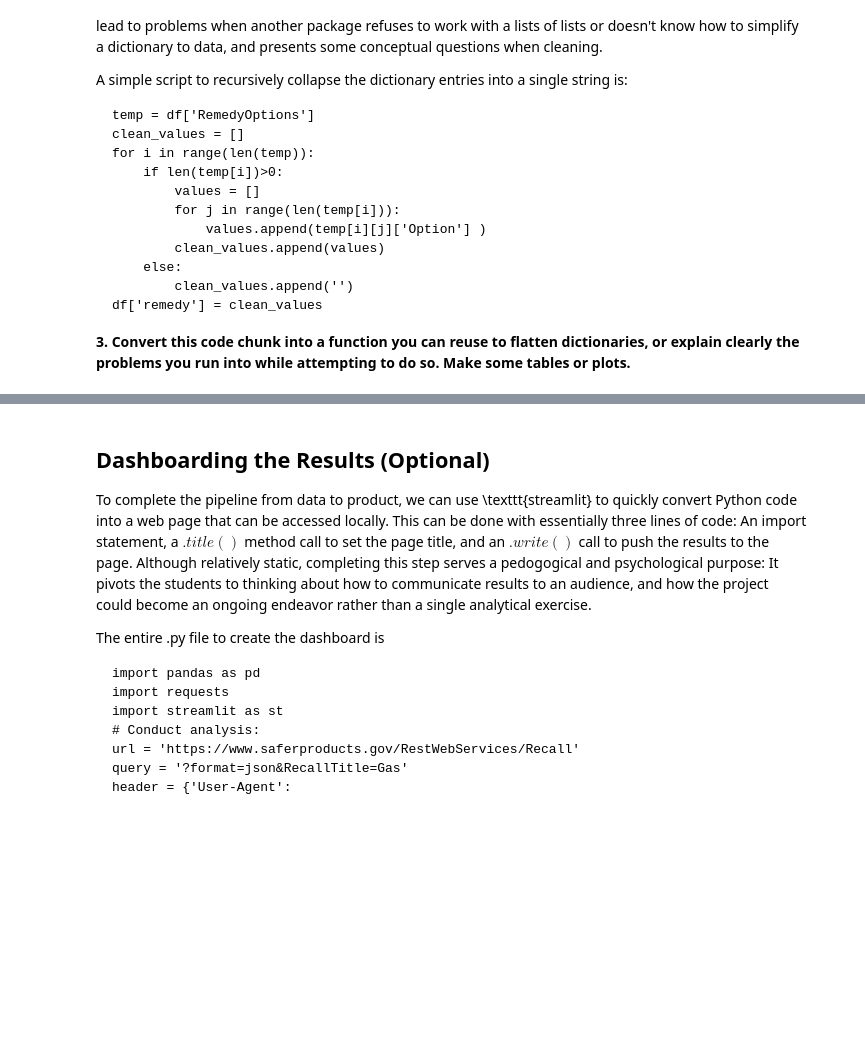
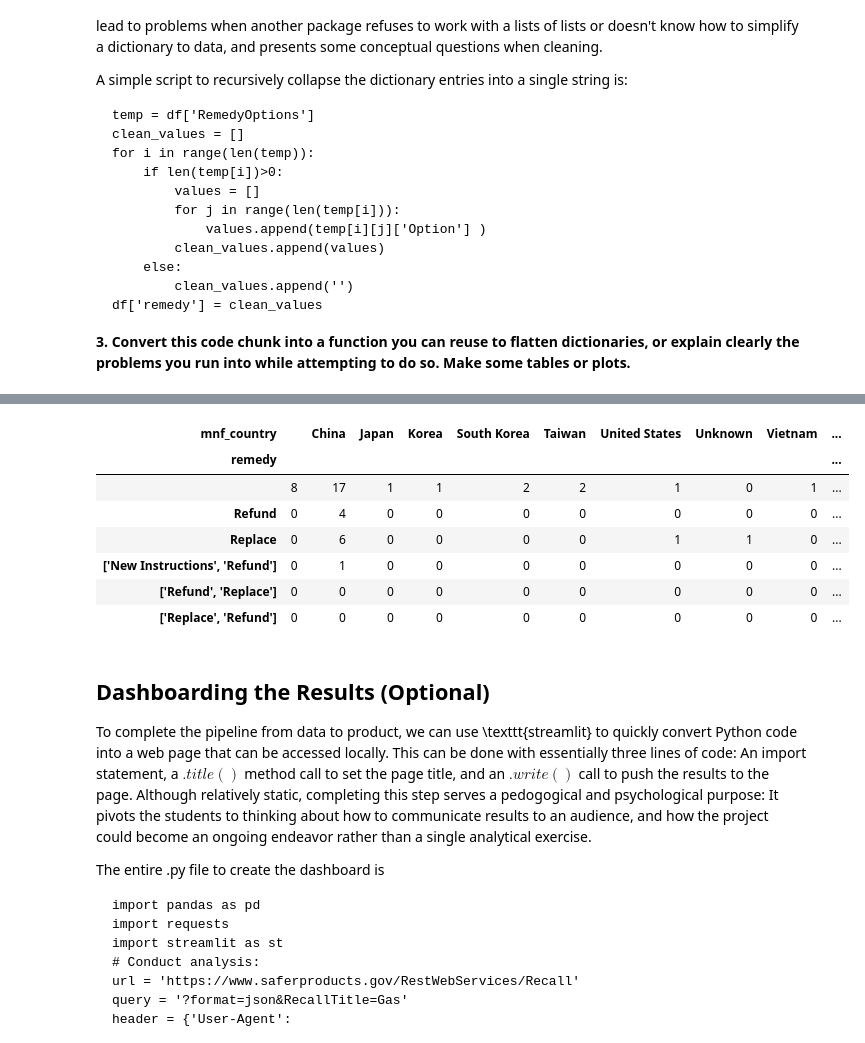
Before and after one commit to lynnido/labs, a Jupyter notebook: Lab_assignment_notebook.ipynb, the cells around one changed output, grey strips where cells are left out. Saved outputs shown, nothing was run; the diff lists cells and outputs as text; code cells hidden in the pictures; blank space fills up the shorter version.

```diff
--- a/Lab_assignment_notebook.ipynb
+++ b/Lab_assignment_notebook.ipynb
@@ -272,3 +327,16 @@ xtab = pd.crosstab(df['remedy'],df['mnf_country'])
+# %%
+pd.set_option('display.max_rows', None)
+pd.set_option('display.max_columns', None)
+pd.crosstab(df['remedy'], df['mnf_country'])
+# %% [output]
+| mnf_country |  | China | Japan | Korea | South Korea | Taiwan | United States | Unknown | Vietnam | ... |
+| remedy |  |  |  |  |  |  |  |  |  | ... |
+|  | 8 | 17 | 1 | 1 | 2 | 2 | 1 | 0 | 1 | ... |
+| Refund | 0 | 4 | 0 | 0 | 0 | 0 | 0 | 0 | 0 | ... |
+| Replace | 0 | 6 | 0 | 0 | 0 | 0 | 1 | 1 | 0 | ... |
+| ['New Instructions', 'Refund'] | 0 | 1 | 0 | 0 | 0 | 0 | 0 | 0 | 0 | ... |
+| ['Refund', 'Replace'] | 0 | 0 | 0 | 0 | 0 | 0 | 0 | 0 | 0 | ... |
+| ['Replace', 'Refund'] | 0 | 0 | 0 | 0 | 0 | 0 | 0 | 0 | 0 | ... |
 # %% [markdown]
 ## Dashboarding the Results (Optional)
 
```
Also changed, not shown: parts of 20 cells of this notebook.
